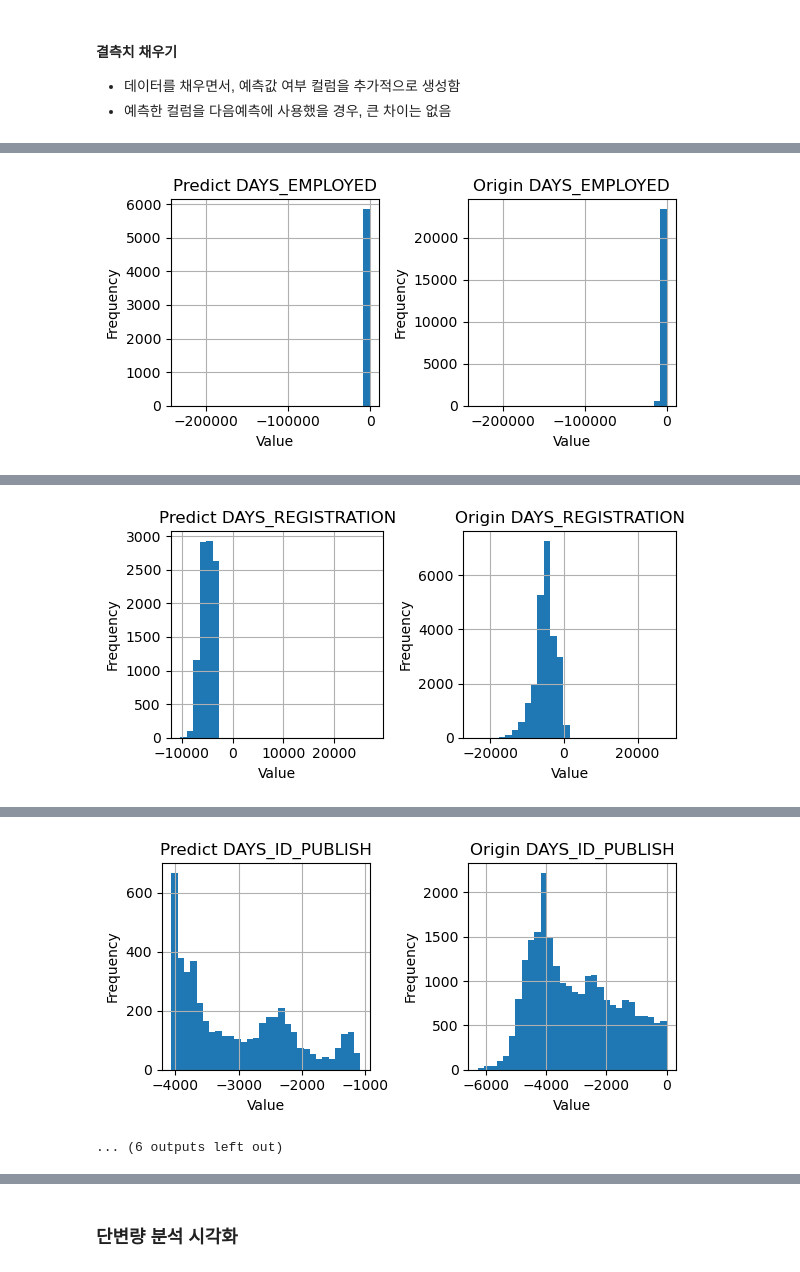
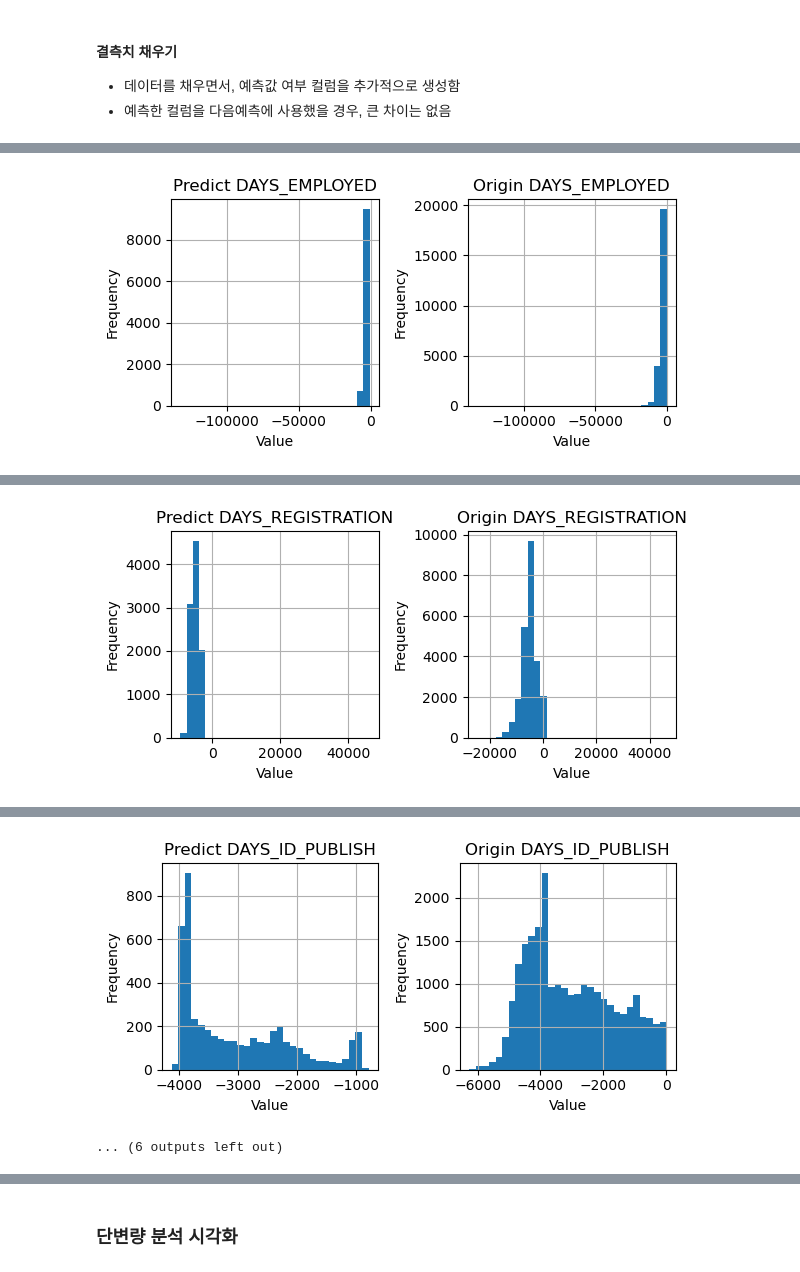
Before and after one commit to yellowlemontea/JB_DS2, a Jupyter notebook: Jun_working_file_230911.ipynb, the cells around one changed output, grey strips where cells are left out. Cells and saved outputs as stored; diff of their text form; code cells hidden in the pictures.

```diff
--- a/Jun_working_file_230911.ipynb
+++ b/Jun_working_file_230911.ipynb
@@ -223,9 +223,9 @@ missing_values
  'CB_SCORE_2',
  'CB_SCORE_3']
 # %%
-data.loc[data['FLAG_EMP_PHONE'] == 0, [ 'DAYS_EMPLOYED']] = 365243.0
+# data.loc[data['FLAG_EMP_PHONE'] == 0, [ 'DAYS_EMPLOYED']] = 365243.0
 
-data.loc[data['DAYS_EMPLOYED'] == 365243.0, [ 'DAYS_EMPLOYED']]  = 0
+# data.loc[data['DAYS_EMPLOYED'] == 365243.0, [ 'DAYS_EMPLOYED']]  = 0
 # %% [markdown]
 ### 변수 타입 변경
 # %%
@@ -323,6 +323,7 @@ def fill_categorical(data, numeric_columns, categorical_columns, target_col_val=
 
     model = tf.keras.Sequential([
         tf.keras.layers.Input(shape=(input_dim,)),
+        tf.keras.layers.Dense(128, activation='relu'),
         tf.keras.layers.Dense(65, activation='relu'),
         tf.keras.layers.Dropout(0.5),  # Dropout 추가
         tf.keras.layers.Dense(64, activation='relu', kernel_regularizer=tf.keras.regularizers.l2(0.001)),
@@ -428,6 +429,7 @@ def fill_numeric(data, numeric_columns, categorical_columns, target_col_val='CB_
 
     model = tf.keras.Sequential([
     tf.keras.layers.Input(shape=(input_dim,)),
+    tf.keras.layers.Dense(128, activation='relu'),
     tf.keras.layers.Dense(65, activation='relu'),
     tf.keras.layers.Dropout(0.5),  # Dropout 추가
     tf.keras.layers.Dense(64, activation='relu', kernel_regularizer=tf.keras.regularizers.l2(0.001)),
@@ -512,6 +514,8 @@ FILLED_DATA =fill_categorical(data, numeric_columns, categorical_columns, target
 numeric_columns,categorical_columns,missing_values = columns_classification(FILLED_DATA)
 FILLED_DATA =fill_categorical(FILLED_DATA, numeric_columns, categorical_columns, target_col_val='FLAG_OWN_REALTY' ,epochs_val=30, batch_size_val=32 )
 
+FILLED_DATA.loc[FILLED_DATA['DAYS_EMPLOYED'] == 365243.0, [ 'DAYS_EMPLOYED']]  = np.nan
+
 for i in range(len(missing_values)-1):
     numeric_columns,categorical_columns,missing_values = columns_classification(FILLED_DATA)
     FILLED_DATA =fill_numeric(FILLED_DATA, numeric_columns, categorical_columns, target_col_val=missing_values[0] ,epochs_val=32, batch_size_val=32 )
@@ -590,4 +594,4 @@ Epoch 2/32
-[figure, old version]
+[figure, new version]
 total_columns : 41
 numeric_columns : 10
 ['SK_ID_CURR', 'CNT_CHILDREN', 'AMT_INCOME_TOTAL', 'AMT_CREDIT', 'REGION_POPULATION_RELATIVE', 'DAYS_BIRTH', 'DAYS_EMPLOYED', 'REGION_RATING_CLIENT', 'HOUR_APPR_PROCESS_START', 'TARGET']
@@ -608,4 +612,4 @@ Epoch 2/32
-[figure, old version]
+[figure, new version]
 total_columns : 42
 numeric_columns : 11
 ['SK_ID_CURR', 'CNT_CHILDREN', 'AMT_INCOME_TOTAL', 'AMT_CREDIT', 'REGION_POPULATION_RELATIVE', 'DAYS_BIRTH', 'DAYS_EMPLOYED', 'DAYS_REGISTRATION', 'REGION_RATING_CLIENT', 'HOUR_APPR_PROCESS_START', 'T ...
@@ -626,4 +630,4 @@ Epoch 2/32
-[figure, old version]
+[figure, new version]
 ... (6 outputs left out)
 # %%
 # OG_TYPE 예측
```
Also changed, not shown: parts of 33 cells of this notebook.
